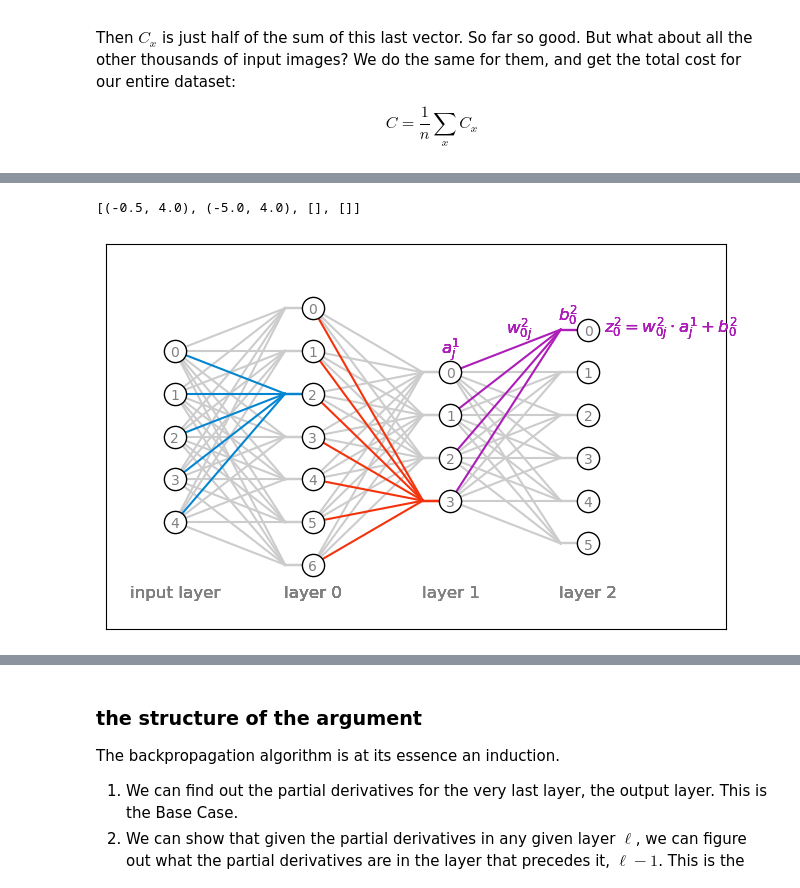
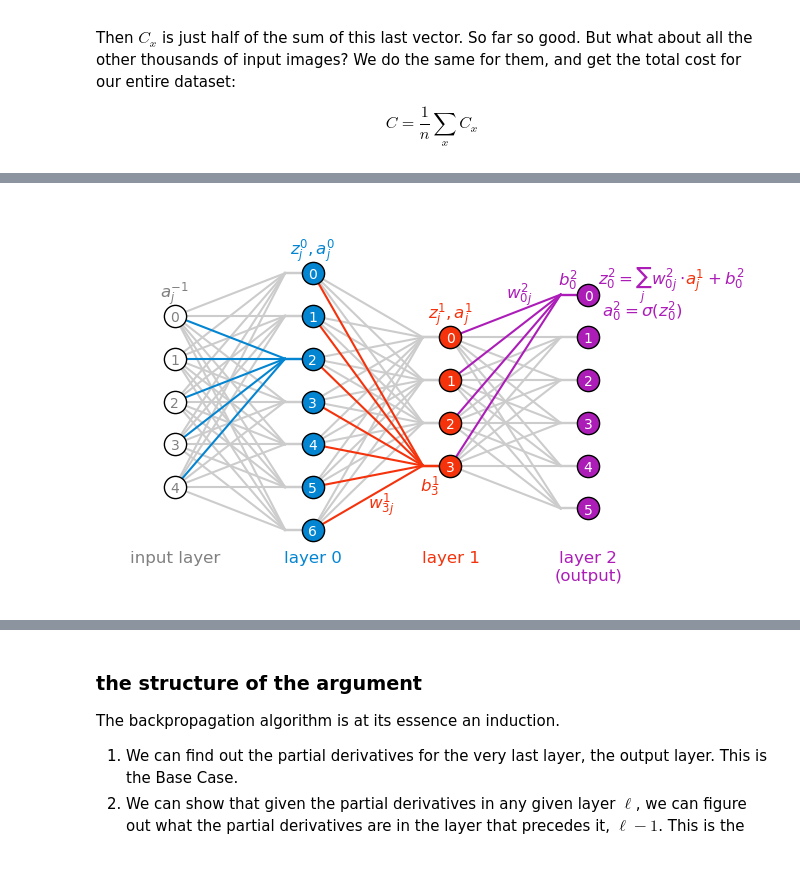
Before and after one commit to yairmau/statistics, a Jupyter notebook: neural_networks/nielsen_ch2.ipynb, the cells around one changed output, grey strips where cells are left out. Cells and saved outputs as stored; diff of their text form; code cells hidden in the pictures.

```diff
--- a/neural_networks/nielsen_ch2.ipynb
+++ b/neural_networks/nielsen_ch2.ipynb
@@ -73,93 +81,65 @@ import matplotlib.pyplot as plt
 from tqdm import tqdm
 import matplotlib.patches as patches
 # %%
+#| code-summary: "plot NN"
 fig, ax = plt.subplots(figsize=(8, 5))
-
 layer_left = 5
 layer_center = 7
 layer_right = 4
 layer_right2 = 6
 
 layers = [layer_left, layer_center, layer_right, layer_right2]
-
-
-
 
 weights = []
 for l, layer in enumerate(layers[:-1]):
     weights.append(np.ones((layers[l+1], layer)))
 
 for l,w in enumerate(weights):
     x_left = l
     x_right = l+1-0.2
     x_b = l+1
     for index, value in np.ndenumerate(w):
         y_right = index[0] - layers[l+1]/2
         y_left = index[1] - layers[l]/2
         zorder = 100
         if (l==0 and index[0]==4):
             color = "xkcd:cerulean"
         elif (l==1 and index[0]==0):
             color = "xkcd:vermillion"
         elif (l==2 and index[0]==layers[l+1]-1):
             color = "xkcd:barney"
-            ax.text(x_b-0.5, np.max(layers)/2 - 1 - 0.2, fr"$w_{{0j}}^{l}$", ha="center", va="top", fontsize=12, color=color, zorder=1000)
-            ax.text(x_b-0.15, np.max(layers)/2 - 1 +0.1, fr"$b_{{0}}^{l}$", ha="center", va="top", fontsize=12, color=color, zorder=1000)
-            ax.text(x_b+0.6, np.max(layers)/2 - 1.5, fr"$z_{{0}}^{l} = w_{{0j}}^{l}\cdot a_{{j}}^{l-1} + b_{{0}}^{l}$", ha="center", va="center", fontsize=12, color=color, zorder=1000)
-            ax.text(x_b-1, (layers[2])/2-0.5, fr"$a_{{j}}^{l-1}$", ha="center", va="center", fontsize=12, color=color, zorder=1000)
+
         else: color = [0.8]*3; zorder = 0
         ax.plot([x_left, x_right], [y_left, y_right], color=color, zorder=zorder)
         ax.plot([x_b, x_right], [y_right, y_right], color=color, zorder=zorder)
 
+ax.text(3-0.15, np.max(layers)/2 - 1 +0.1, fr"$b_{{0}}^{2}$", ha="center", va="top", fontsize=12, color=color, zorder=1000)
+ax.text(3-0.5, np.max(layers)/2 - 1 - 0.2, fr"$w_{{0j}}^{2}$", ha="center", va="top", fontsize=12, color=color, zorder=1000)
+ax.text(3+0.6, np.max(layers)/2 - 1.3, fr"$z_{{0}}^{2} = \sum_j w_{{0j}}^{l}\cdot \quad + b_{{0}}^{l}$", ha="center", va="center", fontsize=12, color=color, zorder=1000)
+
 ms = 16
+neuron_colors = ['white', 'xkcd:cerulean', 'xkcd:vermillion', 'xkcd:barney']
+text_colors = ['gray', 'white', 'white', 'white']
 for l, layer in enumerate(layers):
     for i in range(layer):
-        ax.plot([l], [i - layer/2], ls='None', marker='o', mfc="white", mec="black", markersize=ms,
-                color="gray", lw=2, alpha=1.0, zorder=1000)
-        ax.text(l, i - layer/2-0.05, f"{layer-i-1}", ha="center", va="center", fontsize=10, color="gray", zorder=1000)
-        if l ==0:
-            ax.text(l, -np.max(layers)/2-0.5, f"input layer", ha="center", va="top", fontsize=12, color="gray", zorder=1000)
-        if l >=1:
-            ax.text(l, -np.max(layers)/2-0.5, f"layer {l-1}", ha="center", va="top", fontsize=12, color="gray", zorder=1000)
+        ax.plot([l], [i - layer/2], ls='None', marker='o', mfc=neuron_colors[l], mec="black", markersize=ms,
+                color=neuron_colors[l], lw=2, alpha=1.0, zorder=1000)
+        ax.text(l, i - layer/2-0.05, f"{layer-i-1}", ha="center", va="center", fontsize=10, color=text_colors[l], zorder=1000)
 
-# for i in range(layer_left):
-#     for j in range(layer_right):
-#         if i == 2:
-#             color = "xkcd:cerulean"
-#             alpha = 1.0
-#         else:
-#             alpha = 0.5
-#             color = "gray"
-#         ax.plot([0, 1], [(layer_left - i)/layer_left, (layer_right - j + 1.5)/layer_left],
-#                 color=color, lw=2, alpha=alpha)
+ax.text(0, -np.max(layers)/2-0.5, f"input layer", ha="center", va="top", fontsize=12, color="gray", zorder=1000)
+ax.text(1, -np.max(layers)/2-0.5, f"layer 0", ha="center", va="top", fontsize=12, color="xkcd:cerulean", zorder=1000)
+ax.text(2, -np.max(layers)/2-0.5, f"layer 1", ha="center", va="top", fontsize=12, color="xkcd:vermillion", zorder=1000)
+ax.text(3, -np.max(layers)/2-0.5, f"layer 2\n(output)", ha="center", va="top", fontsize=12, color="xkcd:barney", zorder=1000)
 
-
-# for i in range(layer_left):
-#     if i == 2:
-#         color = "xkcd:vermillion"
-#         alpha = 1.0
-#     else:
-#         color = "white"
-#         alpha = 1.0
-#     ax.plot([0], [(layer_left - i)/layer_left], ls='None', marker='o', mfc=color,
-#             mec="gray", markersize=ms, alpha=alpha)
-#     ax.text(-0.1, (layer_left - i)/layer_left, fr"$\delta_{i}^\ell$",
-#                 va='center', ha='right', fontsize=12, color="gray")
-
-# for i in range(layer_right):
-#     color = "xkcd:goldenrod"
-#     ax.plot([1], [(layer_right - i + 1.5)/layer_left], ls='None', marker='o', mfc=color,
-#             mec="gray", markersize=ms)
-#     ax.text(1.1, (layer_right - i + 1.5)/layer_left, fr"$\delta_{i}^{{\ell+1}}$",
-#                 va='center', ha='left', fontsize=12, color="gray")
-
-# ax.text(0.5, 0.9, r"$w_{ij}$", fontsize=12, color="gray")
-# ax.text(0, 0, r"layer $\ell$", va="top", ha="center", fontsize=14)
-# ax.text(1, 0, r"layer $\ell+1$", va="top", ha="center", fontsize=14)
-
+ax.text(2-0.5, -2.6, fr"$w_{{3j}}^1$", ha="center", va="top", fontsize=12, color="xkcd:vermillion", zorder=1000)
+ax.text(2-0.15, -2.2, fr"$b_{{3}}^1$", ha="center", va="top", fontsize=12, color="xkcd:vermillion", zorder=1000)
+ax.text(2, (layers[2])/2-0.5, fr"$z_{{j}}^{1},a_{{j}}^{1}$", ha="center", va="center", fontsize=12, color="xkcd:vermillion", zorder=1000)
+ax.text(3+0.6+0.17, np.max(layers)/2 - 1.2, fr"$a_{{j}}^{1}$", ha="center", va="center", fontsize=12, color="xkcd:vermillion", zorder=1000)
+ax.text(3.1, np.max(layers)/2 - 1.9, fr"$a_{{0}}^{2}=\sigma(z_{{0}}^{2})$", ha="left", va="center", fontsize=12, color="xkcd:barney", zorder=1000)
+ax.text(1, (layers[1])/2-0.5, fr"$z_{{j}}^{0},a_{{j}}^{0}$", ha="center", va="center", fontsize=12, color="xkcd:cerulean", zorder=1000)
+ax.text(0, (layers[0])/2-0.5, fr"$a_{{j}}^{{-1}}$", ha="center", va="center", fontsize=12, color="gray", zorder=1000)
 ax.set(xlim=(-0.5, 4), ylim=(-5, 4), xticks=[], yticks=[])
 # ax.set_aspect('equal')
-# ax.axis('off');
+ax.axis('off');
 # %% [output]
-[(-0.5, 4.0), (-5.0, 4.0), [], []]
-[figure, old version]
+[figure, new version]
```
Also changed, not shown: parts of 20 cells of this notebook, 22 other files.
